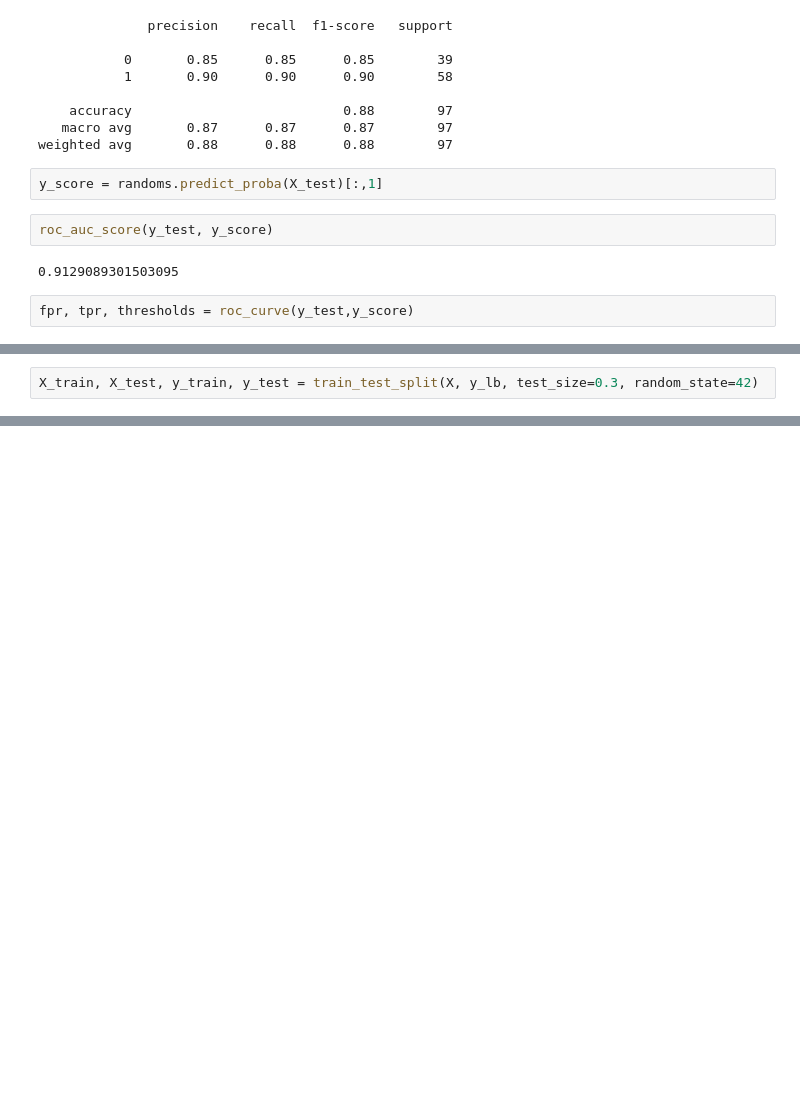
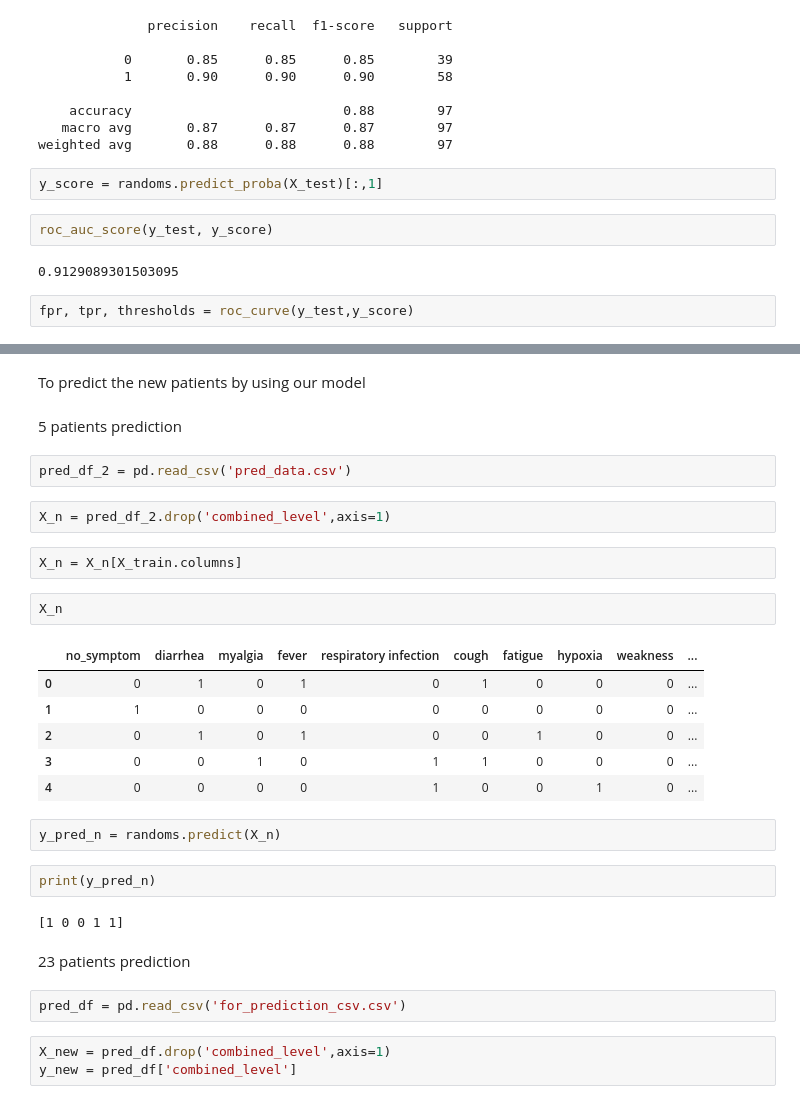
Before and after one commit to wujj0326/COVID-19_Severity_Prediction, a Jupyter notebook: COVID_ver3.ipynb, the cells around one changed output, grey strips where cells are left out. Cells and saved outputs as stored; diff of their text form; blank space fills up the shorter version.

```diff
--- a/COVID_ver3.ipynb
+++ b/COVID_ver3.ipynb
@@ -458,2 +411,0 @@ y_lb = lb.fit_transform(y)
-# %%
-X_train, X_test, y_train, y_test = train_test_split(X, y_lb, test_size=0.3, random_state=42)
@@ -492,0 +425,32 @@ roc_auc_score(y_test, y_score)
+# %% [markdown]
+To predict the new patients by using our model
+# %% [markdown]
+5 patients prediction
+# %%
+pred_df_2 = pd.read_csv('pred_data.csv')
+# %%
+X_n = pred_df_2.drop('combined_level',axis=1)
+# %%
+X_n = X_n[X_train.columns]
+# %%
+X_n
+# %% [output]
+|  | no_symptom | diarrhea | myalgia | fever | respiratory infection | cough | fatigue | hypoxia | weakness | ... |
+| 0 | 0 | 1 | 0 | 1 | 0 | 1 | 0 | 0 | 0 | ... |
+| 1 | 1 | 0 | 0 | 0 | 0 | 0 | 0 | 0 | 0 | ... |
+| 2 | 0 | 1 | 0 | 1 | 0 | 0 | 1 | 0 | 0 | ... |
+| 3 | 0 | 0 | 1 | 0 | 1 | 1 | 0 | 0 | 0 | ... |
+| 4 | 0 | 0 | 0 | 0 | 1 | 0 | 0 | 1 | 0 | ... |
+# %%
+y_pred_n = randoms.predict(X_n)
+# %%
+print(y_pred_n)
+# %% [output]
+[1 0 0 1 1]
+# %% [markdown]
+23 patients prediction
+# %%
+pred_df = pd.read_csv('for_prediction_csv.csv')
+# %%
+X_new = pred_df.drop('combined_level',axis=1)
+y_new = pred_df['combined_level']
```
Also changed, not shown: parts of 53 cells of this notebook, 1 other file.
